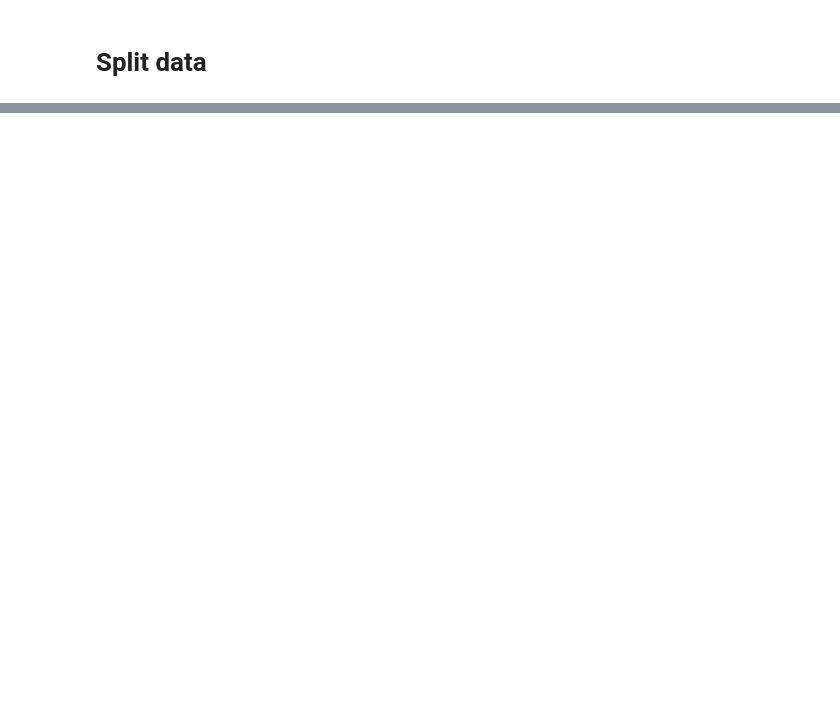
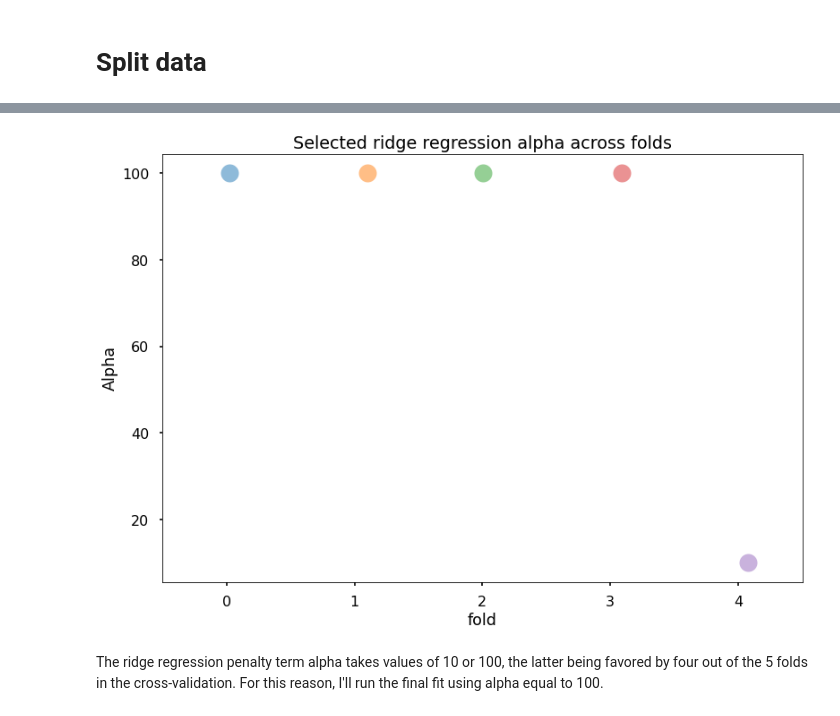
Before and after one commit to RafaelPinto/hcad_pred, a Jupyter notebook: notebooks/01_Exploratory/3.1-rp-hcad-preprocessing_data_split_CV_feature_selection_and_modeling.ipynb, the cells around one changed output, grey strips where cells are left out. Drawn from its saved outputs; the diff is of its cells as text; code cells hidden in the pictures; blank space fills up the shorter version.

```diff
--- a/notebooks/01_Exploratory/3.1-rp-hcad-preprocessing_data_split_CV_feature_selection_and_modeling.ipynb
+++ b/notebooks/01_Exploratory/3.1-rp-hcad-preprocessing_data_split_CV_feature_selection_and_modeling.ipynb
@@ -164,0 +464,9 @@ https://stats.stackexchange.com/questions/266225/step-by-step-explanation-of-k-f
+# %%
+data = scores.loc[scores['model'] == 'rr', :]
+ax = sns.stripplot(x='fold', y='param_1', data=data, alpha=0.5, size=20)
+_ = plt.ylabel('Alpha')
+_ = ax.set_title('Selected ridge regression alpha across folds')
+# %% [output]
+[figure, added]
+# %% [markdown]
+The ridge regression penalty term alpha takes values of 10 or 100, the latter being favored by four out of the 5 folds in the cross-validation. For this reason, I'll run the final fit using alpha equal to 100.
```
Also changed, not shown: parts of 80 cells of this notebook, 7 other files.
